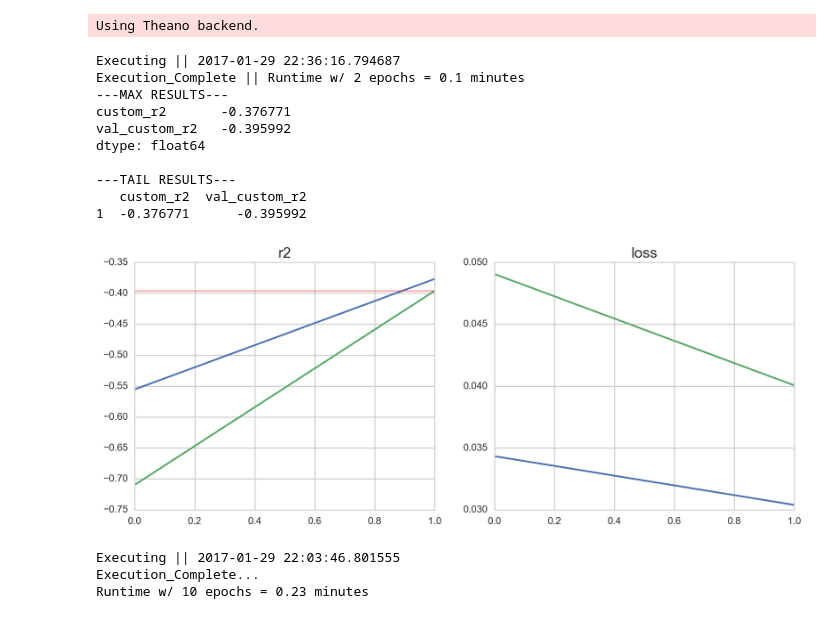
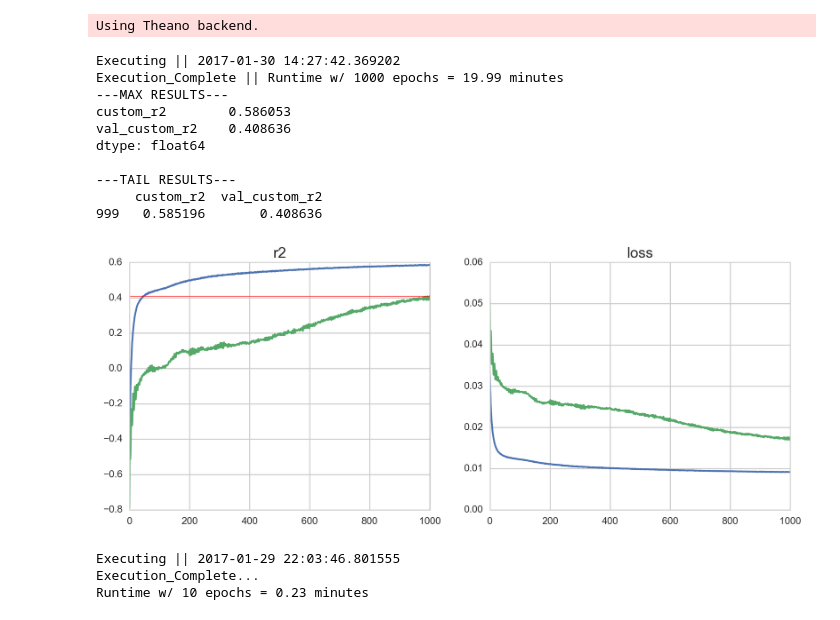
Before and after one commit to austinmwhaley/DSI-SF-4-austinmwhaley, a Jupyter notebook: capstone/uber_LSTM.ipynb, the cells around one changed output. Drawn from its saved outputs; the diff is of its cells as text; code cells hidden in the pictures.

```diff
--- a/capstone/uber_LSTM.ipynb
+++ b/capstone/uber_LSTM.ipynb
@@ -386,18 +241,23 @@ class neural_net_builder:
 # %%
-builder = neural_net_builder()
-model = builder.build_model(kind='gru', compile_model=1)
-history = builder.run_neural_network(model, Xtr=Xtr, ytr=ytr, Xte=Xte, yte=yte,
-                                     n_epochs=2, verbose=0)
-builder.plot_neural_net_results(history, limit_r2=0)
+# ERROR: GRU & LSTM build funtions
+
+#1 - Build Model
+model = build_model(n_features=Xtr.shape[2], dropout=0.5, n_outputs=263, compile_model=1, load_weights=0, lr=0.001)
+
+#2 - Run Model
+history = run_neural_network(model=model, Xtr=Xtr, ytr=ytr, Xte=Xte, yte=yte, n_epochs=1000)
+
+#3 - Plot Model
+plot_neural_net_results(history, save_results=0)
 # %% [output]
-Executing || 2017-01-29 22:36:16.794687
-Execution_Complete || Runtime w/ 2 epochs = 0.1 minutes
+Executing || 2017-01-30 14:27:42.369202
+Execution_Complete || Runtime w/ 1000 epochs = 19.99 minutes
 ---MAX RESULTS---
-custom_r2       -0.376771
-val_custom_r2   -0.395992
+custom_r2        0.586053
+val_custom_r2    0.408636
 dtype: float64
 
 ---TAIL RESULTS---
-   custom_r2  val_custom_r2
-1  -0.376771      -0.395992
+     custom_r2  val_custom_r2
+999   0.585196       0.408636
-[figure, old version]
+[figure, new version]
```
Also changed, not shown: parts of 7 cells of this notebook, 1 other file.
